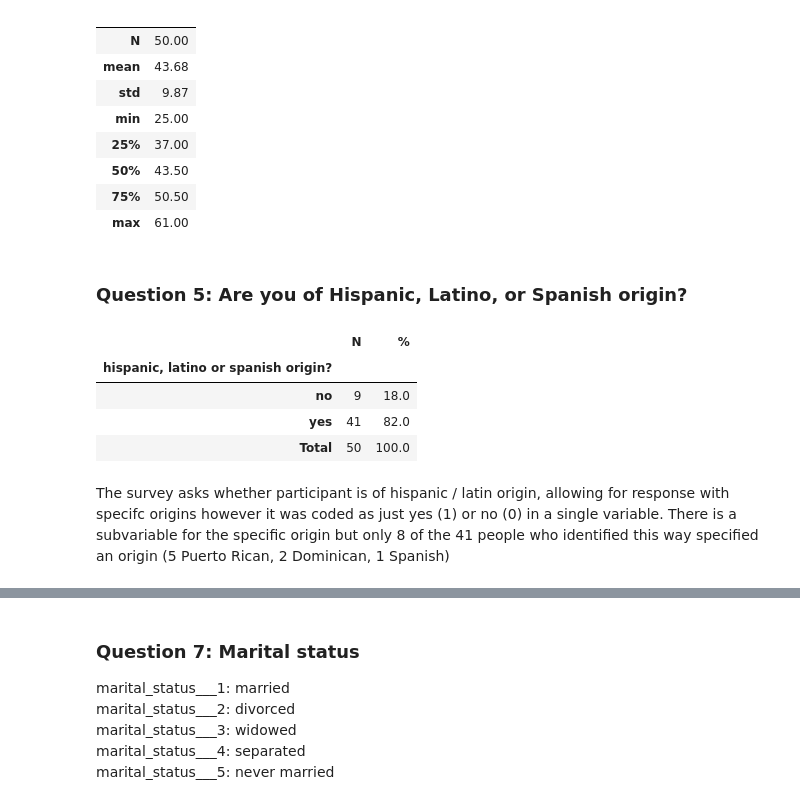
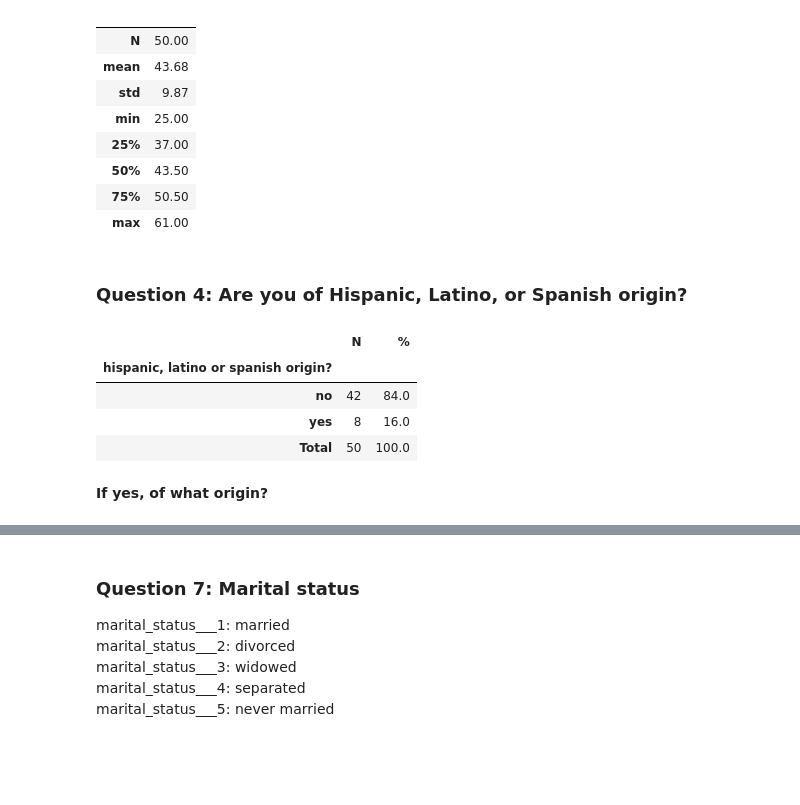
Before and after one commit to colinbaylen/apthstudy, a Jupyter notebook: hstudy.ipynb, the cells around one changed output, grey strips where cells are left out. Saved outputs shown, nothing was run; the diff lists cells and outputs as text; code cells hidden in the pictures; blank space fills up the shorter version.

```diff
--- a/hstudy.ipynb
+++ b/hstudy.ipynb
@@ -177,17 +175,17 @@ q3
 | 75% | 50.50 |
 | max | 61.00 |
 # %% [markdown]
-### Question 5: Are you of Hispanic, Latino, or Spanish origin?
+### Question 4: Are you of Hispanic, Latino, or Spanish origin?
 # %%
-var_name = 'hispanic_latino___no'
+var_name = 'hispanic_latino___1'
 axis_name = 'hispanic, latino or spanish origin?'
-q5 = binary_stat(var_name,axis_name,hdf)
-q5
+q4 = binary_stat(var_name,axis_name,hdf)
+q4
 # %% [output]
 |  | N | % |
 | hispanic, latino or spanish origin? |  |  |
-| no | 9 | 18.0 |
-| yes | 41 | 82.0 |
+| no | 42 | 84.0 |
+| yes | 8 | 16.0 |
 | Total | 50 | 100.0 |
-# %% [markdown]
-The survey asks whether participant is of hispanic / latin origin, allowing for response with specifc origins however it was coded as just yes (1) or no (0) in a single variable. There is a subvariable for the specific origin but only 8 of the 41 people who identified this way specified an origin (5 Puerto Rican, 2 Dominican, 1 Spanish)
+# %% [markdown]
+**If yes, of what origin?**
```
Also changed, not shown: parts of 11 cells of this notebook.
